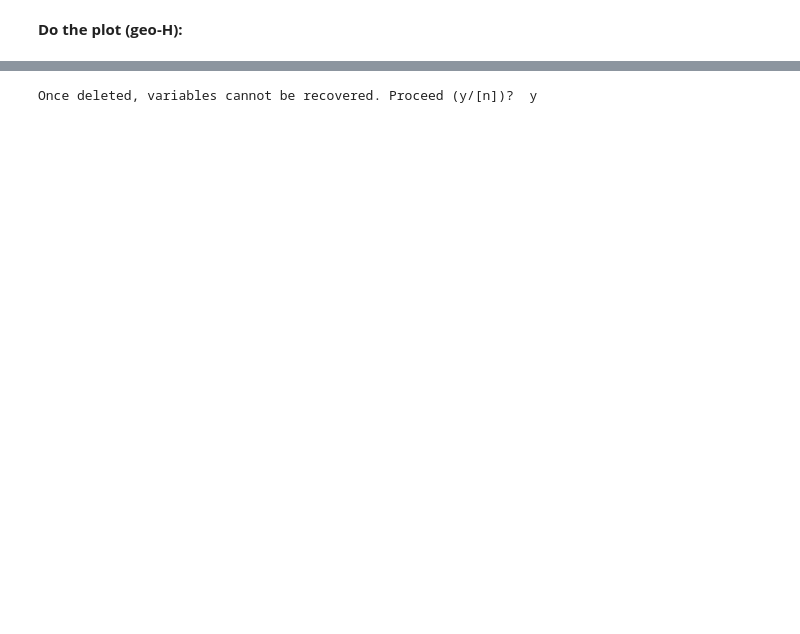
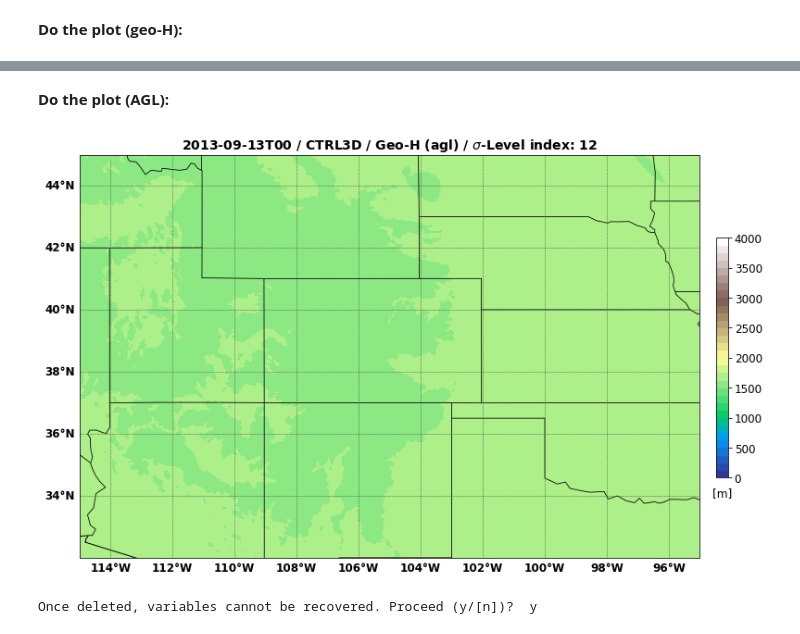
Before and after one commit to Lusicl/WRF_dBZ_Cloud_Classification, a Jupyter notebook: WRF_dBZ_Class_CONUS1/wrf_dbz_SigmaLev_Plot_test.ipynb, the cells around one changed output, grey strips where cells are left out. Cells and saved outputs as stored; diff of their text form; code cells hidden in the pictures; blank space fills up the shorter version.

```diff
--- a/WRF_dBZ_Class_CONUS1/wrf_dbz_SigmaLev_Plot_test.ipynb
+++ b/WRF_dBZ_Class_CONUS1/wrf_dbz_SigmaLev_Plot_test.ipynb
@@ -66,3 +68,7 @@ print(file_name_list)
+# %%
+ds_wrf_invariant = xr.open_dataset('/glade/scratch/hungjui/DATA_WRF_CONUS_1_dBZ_v1.0/INVARIANT/RALconus4km_wrf_constants.nc')
+da_wrf_terrain = ds_wrf_invariant.HGT.isel(Time=0)
+# da_wrf_terrain
 # %% [markdown]
 **Open data directly:**
 # %%
@@ -246,3 +252,51 @@ plt.savefig('./' + np.datetime_as_string(dbz_sigmalev.Time.data, unit='h') + '_g
+# %% [markdown]
+**Do the plot (AGL):**
+# %%
+fig = plt.figure(figsize=(12,9))
+ax1 = new_map(fig)
+# ax1 = plt.axes(projection = ccrs.LambertConformal(central_longitude=-100, central_latitude=40))
+# ax1 = plt.axes(projection = ccrs.PlateCarree())
+
+plotting_var = geoH_sigmalev - da_wrf_terrain.data
+plotting_lon = dbz_sigmalev.XLONG
+plotting_lat = dbz_sigmalev.XLAT
+
+
+cf1 = ax1.pcolormesh( plotting_lon, plotting_lat, plotting_var
+                    , cmap=cm.get_cmap('terrain',32)
+                    , vmin=0
+                    , vmax=4000
+                    , shading='auto'
+                    )
+
+cf1.cmap.set_under('w')
+
+## Title:
+cf1_title = plt.title( np.datetime_as_string(dbz_sigmalev.Time.data, unit='h') + ' / '
+                     + wrf_sim_type + ' / '
+                     + 'Geo-H (agl) / $\sigma$-Level index: ' + str(interp_vertical_lev)
+                     , fontsize=14
+                     , fontweight='bold'
+                     )
+
+## Colorbar:
+cbar_ax = fig.add_axes([0.92, 0.3, 0.015, 0.4])
+cbar = fig.colorbar( cf1
+                   , cax=cbar_ax
+                   , fraction=0.04
+                   , ticks=np.arange(-500, 5000, 500)
+                   # , boundaries=np.arange(-500, 4500, 500)
+                   )
+cbar.ax.tick_params(labelsize=12)
+cbar.ax.set_title('[m]', fontsize=12, y=-0.1)
+
+## Save figure:
+
+plt.savefig('./' + np.datetime_as_string(dbz_sigmalev.Time.data, unit='h') + '_geoH_AGL_sigma.png',
+            bbox_inches='tight',
+            dpi=300)
+# %% [output]
+[figure, added]
 # %%
 %reset
 # %% [output]
```
Also changed, not shown: parts of 5 cells of this notebook, 13 other files.
